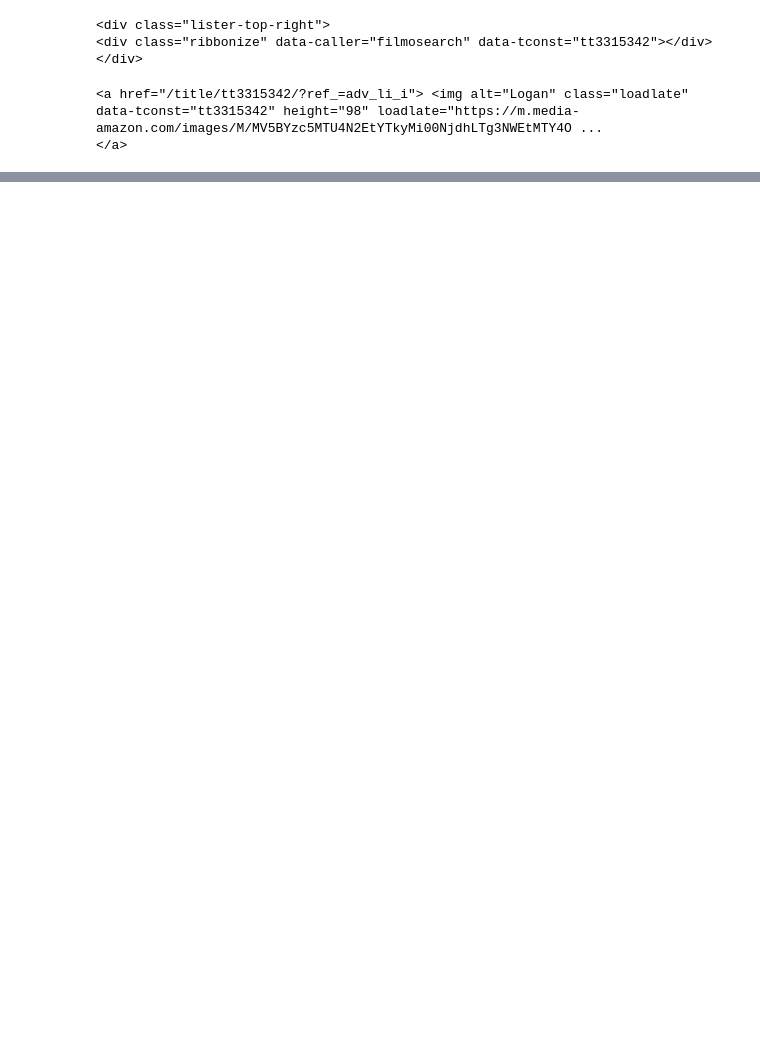
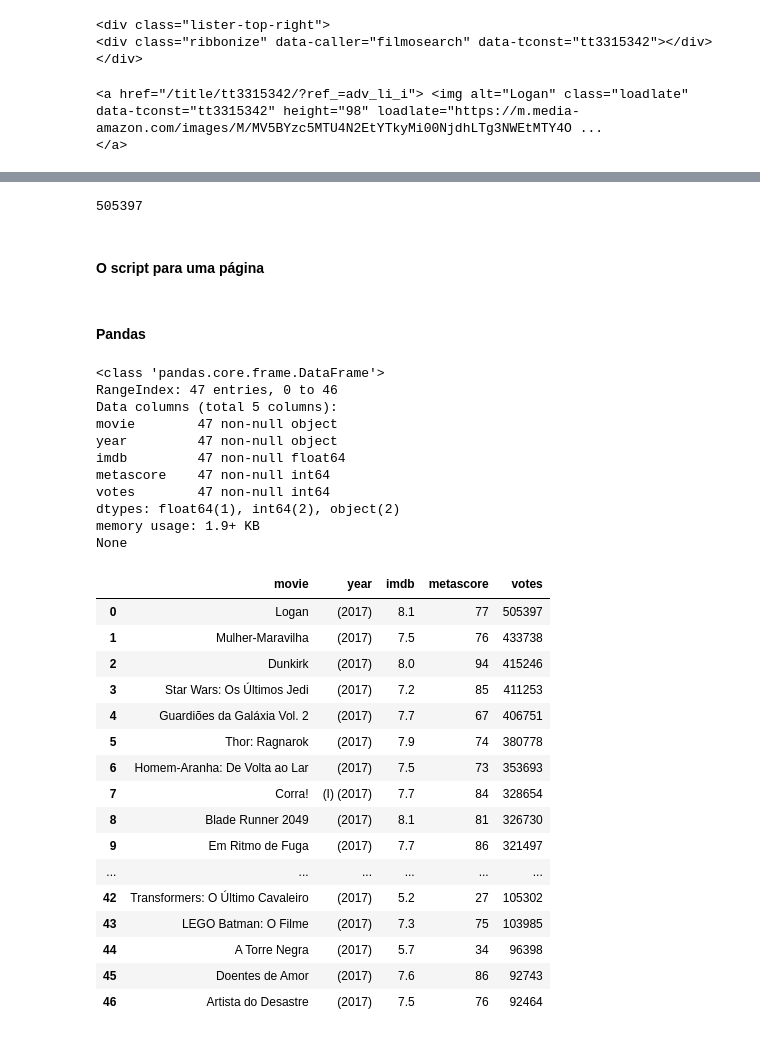
Before and after one commit to wt3c/park, a Jupyter notebook: src/lab/scraping/scraping#2.ipynb, the cells around one changed output, grey strips where cells are left out. Saved outputs shown, nothing was run; the diff lists cells and outputs as text; code cells hidden in the pictures; blank space fills up the shorter version.

```diff
--- a/src/lab/scraping/scraping#2.ipynb
+++ b/src/lab/scraping/scraping#2.ipynb
@@ -77,0 +135,80 @@ first_movie.a.href
+# %%
+first_votes = first_movie.find('span', attrs ={'name':'nv'})
+first_votes = int(first_votes['data-value'])
+first_votes
+# %% [output]
+505397
+# %% [markdown]
+#### O script para uma página
+# %%
+# Lists to store the scraped data in
+names = []
+years = []
+imdb_ratings = []
+metascores = []
+votes = []
+# Extract data from individual movie container
+for container in movie_containers:
+
+    # If the movie has Metascore, then extract:
+    if container.find('div', class_ = 'ratings-metascore') is not None:
+
+        # The name
+        name = container.h3.a.text
+        names.append(name)
+
+        # The year
+        year = container.h3.find('span', class_ = 'lister-item-year').text
+        years.append(year)
+
+        # The IMDB rating
+        imdb = float(container.strong.text)
+        imdb_ratings.append(imdb)
+
+        # The Metascore
+        m_score = container.find('span', class_ = 'metascore').text
+        metascores.append(int(m_score))
+
+        # The number of votes
+        vote = container.find('span', attrs = {'name':'nv'})['data-value']
+        votes.append(int(vote))
+# %% [markdown]
+#### Pandas
+# %%
+import pandas as pd
+test_df = pd.DataFrame({'movie': names,
+                       'year': years,
+                       'imdb': imdb_ratings,
+                       'metascore': metascores,
+                       'votes': votes})
+print(test_df.info())
+test_df
+# %% [output]
+<class 'pandas.core.frame.DataFrame'>
+RangeIndex: 47 entries, 0 to 46
+Data columns (total 5 columns):
+movie        47 non-null object
+year         47 non-null object
+imdb         47 non-null float64
+metascore    47 non-null int64
+votes        47 non-null int64
+dtypes: float64(1), int64(2), object(2)
+memory usage: 1.9+ KB
+None
+|  | movie | year | imdb | metascore | votes |
+| 0 | Logan | (2017) | 8.1 | 77 | 505397 |
+| 1 | Mulher-Maravilha | (2017) | 7.5 | 76 | 433738 |
+| 2 | Dunkirk | (2017) | 8.0 | 94 | 415246 |
+| 3 | Star Wars: Os Últimos Jedi | (2017) | 7.2 | 85 | 411253 |
+| 4 | Guardiões da Galáxia Vol. 2 | (2017) | 7.7 | 67 | 406751 |
+| 5 | Thor: Ragnarok | (2017) | 7.9 | 74 | 380778 |
+| 6 | Homem-Aranha: De Volta ao Lar | (2017) | 7.5 | 73 | 353693 |
+| 7 | Corra! | (I) (2017) | 7.7 | 84 | 328654 |
+| 8 | Blade Runner 2049 | (2017) | 8.1 | 81 | 326730 |
+| 9 | Em Ritmo de Fuga | (2017) | 7.7 | 86 | 321497 |
+| ... | ... | ... | ... | ... | ... |
+| 42 | Transformers: O Último Cavaleiro | (2017) | 5.2 | 27 | 105302 |
+| 43 | LEGO Batman: O Filme | (2017) | 7.3 | 75 | 103985 |
+| 44 | A Torre Negra | (2017) | 5.7 | 34 | 96398 |
+| 45 | Doentes de Amor | (2017) | 7.6 | 86 | 92743 |
+| 46 | Artista do Desastre | (2017) | 7.5 | 76 | 92464 |
```
Also changed, not shown: parts of 33 cells of this notebook, 1 other file.
